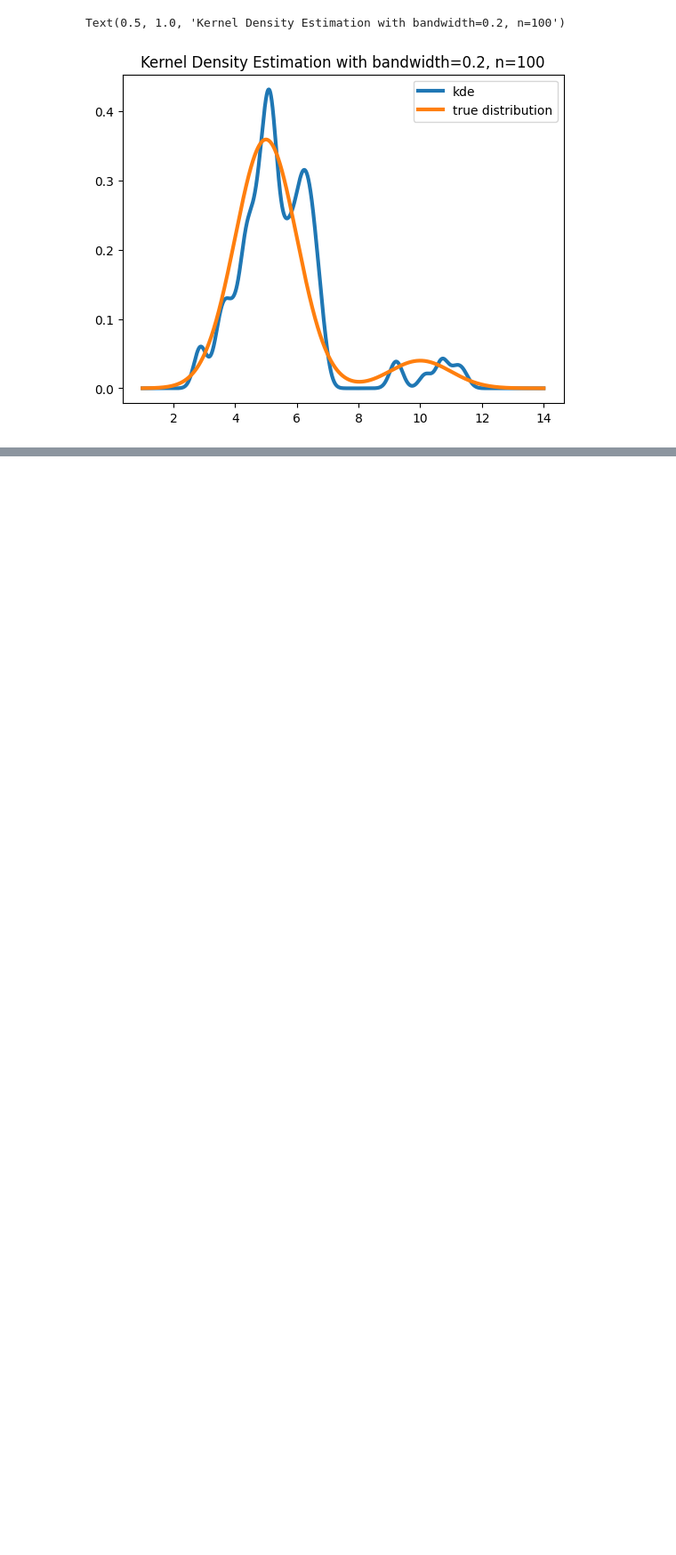
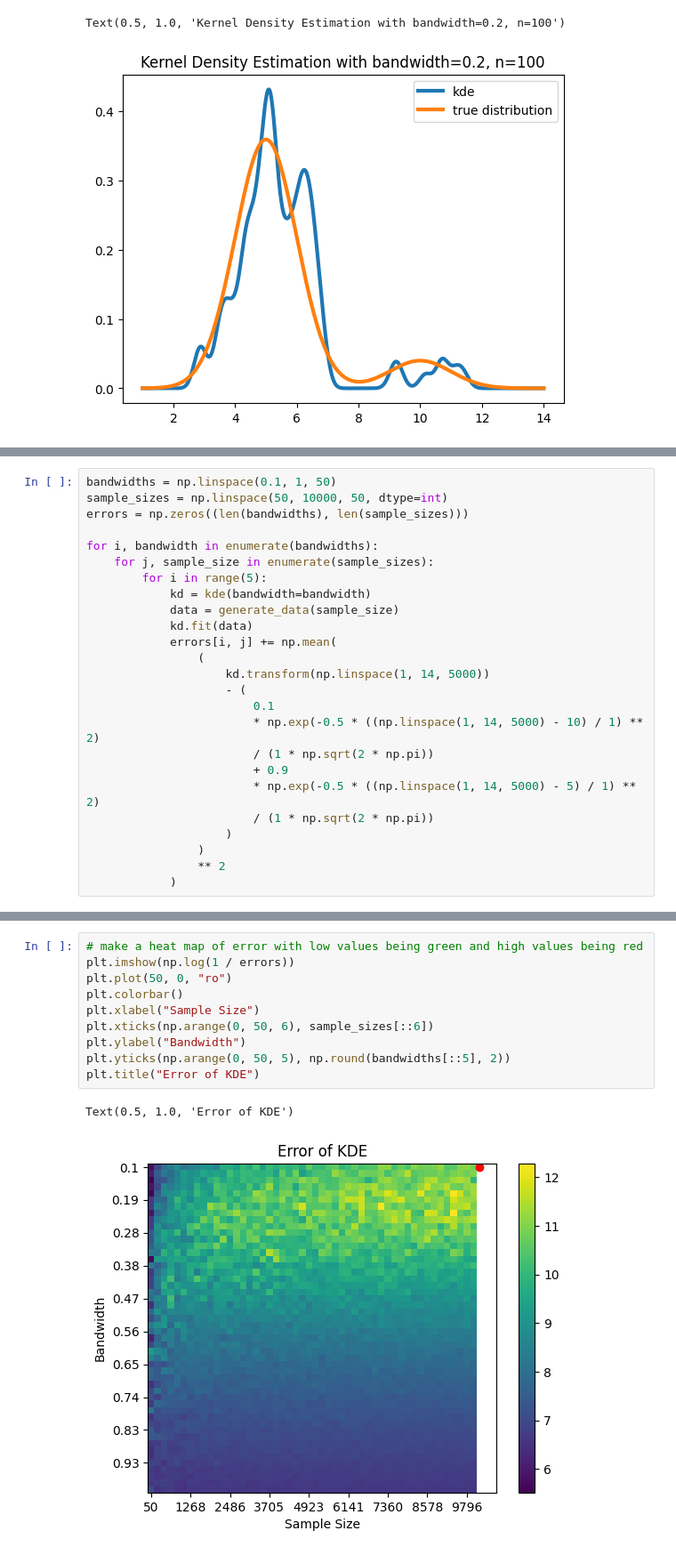
Before and after one commit to nizwant/adv_ml_labs, a Jupyter notebook: 08AAA_density.ipynb, the cells around one changed output, grey strips where cells are left out. Shown at 89% size. Saved outputs shown, nothing was run; the diff lists cells and outputs as text; blank space fills up the shorter version.

Commit message:
heat map

```diff
--- a/08AAA_density.ipynb
+++ b/08AAA_density.ipynb
@@ -352,0 +357,25 @@ We can see that with change of n, optimal bandwidth also changes, they are depen
+# %%
+bandwidths = np.linspace(0.1, 1, 50)
+sample_sizes = np.linspace(50, 10000, 50, dtype=int)
+errors = np.zeros((len(bandwidths), len(sample_sizes)))
+
+for i, bandwidth in enumerate(bandwidths):
+    for j, sample_size in enumerate(sample_sizes):
+        for i in range(5):
+            kd = kde(bandwidth=bandwidth)
+            data = generate_data(sample_size)
+            kd.fit(data)
+            errors[i, j] += np.mean(
+                (
+                    kd.transform(np.linspace(1, 14, 5000))
+                    - (
+                        0.1
+                        * np.exp(-0.5 * ((np.linspace(1, 14, 5000) - 10) / 1) ** 2)
+                        / (1 * np.sqrt(2 * np.pi))
+                        + 0.9
+                        * np.exp(-0.5 * ((np.linspace(1, 14, 5000) - 5) / 1) ** 2)
+                        / (1 * np.sqrt(2 * np.pi))
+                    )
+                )
+                ** 2
+            )
@@ -352,0 +429,13 @@ We can see that with change of n, optimal bandwidth also changes, they are depen
+# %%
+# make a heat map of error with low values being green and high values being red
+plt.imshow(np.log(1 / errors))
+plt.plot(50, 0, "ro")
+plt.colorbar()
+plt.xlabel("Sample Size")
+plt.xticks(np.arange(0, 50, 6), sample_sizes[::6])
+plt.ylabel("Bandwidth")
+plt.yticks(np.arange(0, 50, 5), np.round(bandwidths[::5], 2))
+plt.title("Error of KDE")
+# %% [output]
+Text(0.5, 1.0, 'Error of KDE')
+[figure, added]
```
Also changed, not shown: parts of 5 cells of this notebook.
